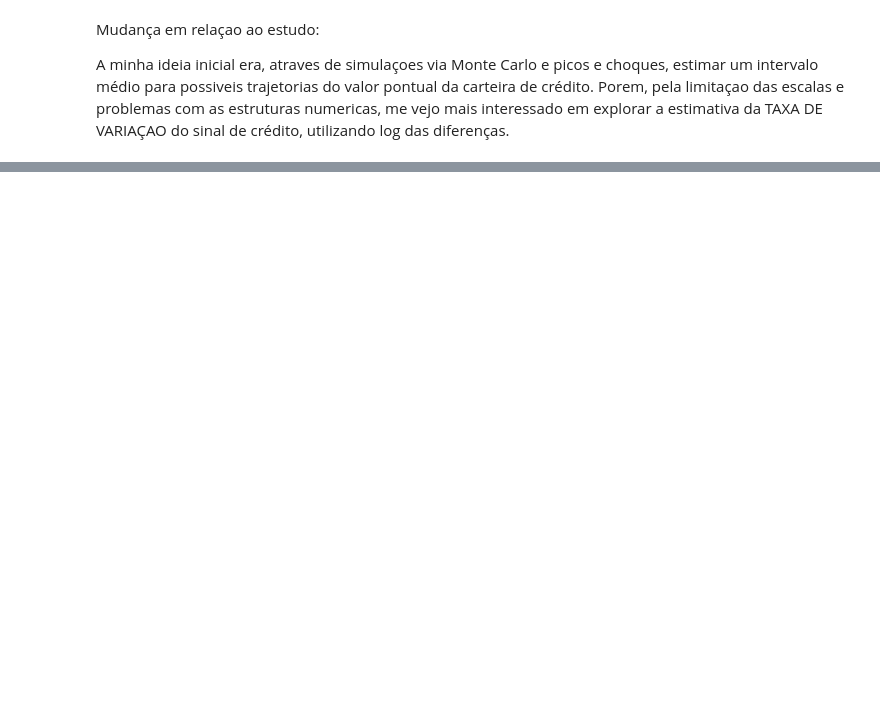
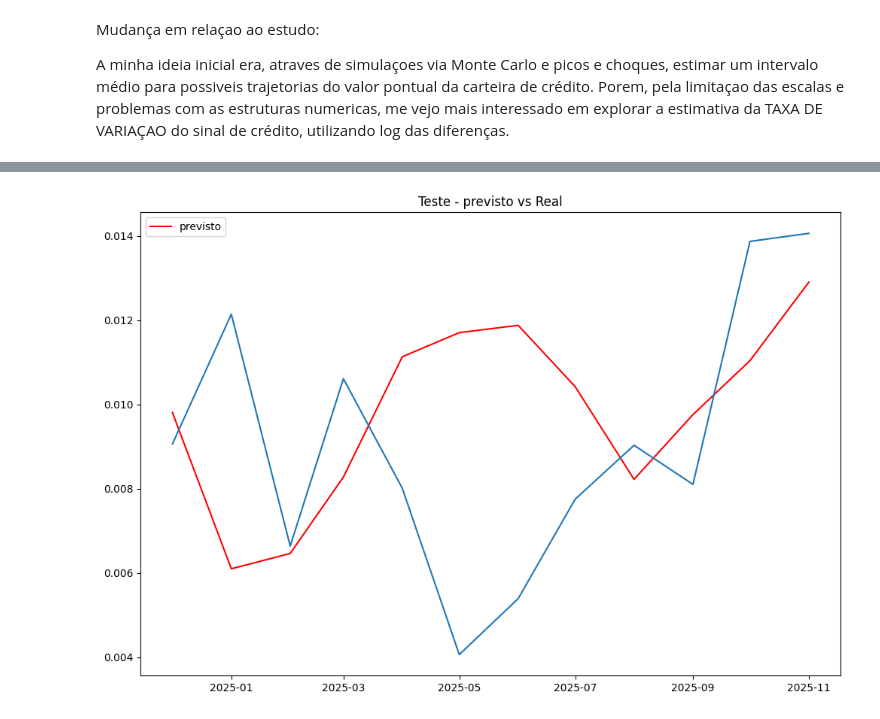
Before and after one commit to WesleySouza13/credit-portfolio-evolution, a Jupyter notebook: notebooks/modeling.ipynb, the cells around one changed output, grey strips where cells are left out. Drawn from its saved outputs; the diff is of its cells as text; code cells hidden in the pictures; blank space fills up the shorter version.

```diff
--- a/notebooks/modeling.ipynb
+++ b/notebooks/modeling.ipynb
@@ -257,0 +302,5 @@ Notes:
+# %%
+# separando treino-teste
+X_test_diff = X_test.copy()
+X_test_diff = log_diff(X_test_diff)
+X_test_diff
@@ -257,0 +322,2 @@ Notes:
+# %%
+y_test_diff = log_diff(y_test)
@@ -257,0 +334,10 @@ Notes:
+# %%
+y_pred_diff_test = wls_diff_model.predict(sm.add_constant(X_test_diff))
+plt.figure(figsize=(12,8))
+plt.title('Teste - previsto vs Real')
+plt.plot(y_pred_diff_test, color='red', label='previsto')
+plt.plot(y_test_diff)
+plt.legend()
+plt.show()
+# %% [output]
+[figure, added]
```
Also changed, not shown: parts of 55 cells of this notebook, 7 other files.
